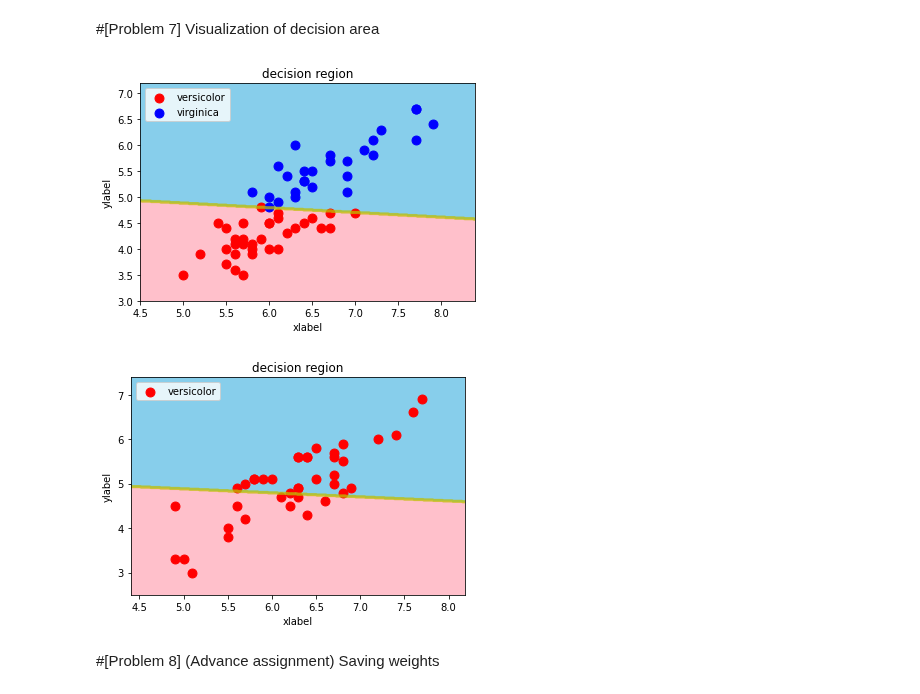
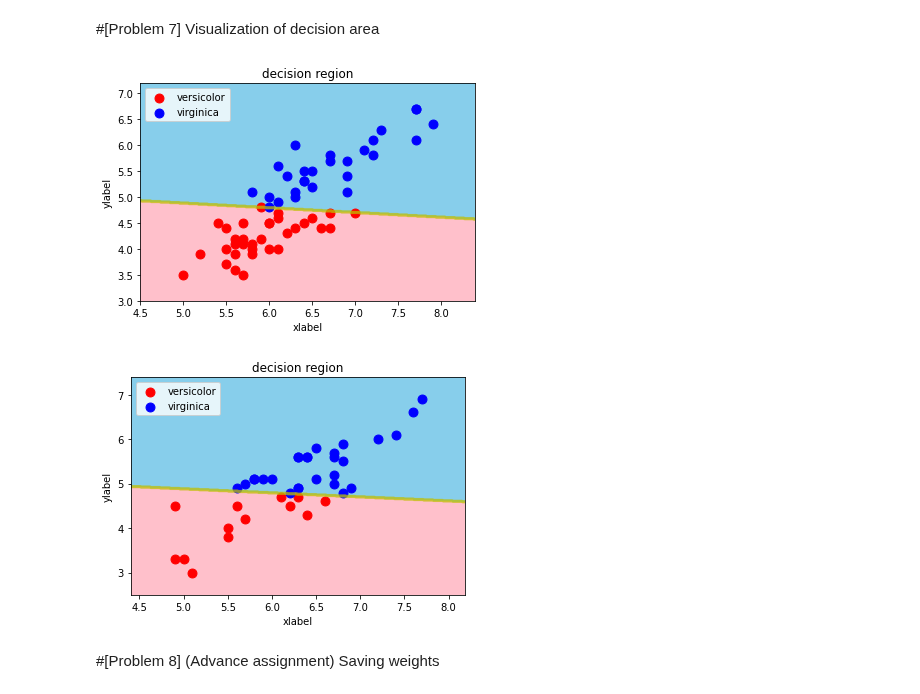
Before and after one commit to AngeMervaneJdev/ML_AI_1, a Jupyter notebook: LogistiqueRegressionDiver.ipynb, the cells around one changed output. Saved outputs shown, nothing was run; the diff lists cells and outputs as text; code cells hidden in the pictures.

```diff
--- a/LogistiqueRegressionDiver.ipynb
+++ b/LogistiqueRegressionDiver.ipynb
@@ -326,10 +326,10 @@ def decision_region(X,y,model,step=0.01,title='decision region',xlabel='xlabel',
     plt.show()
 # %%
 decision_region(X_train,y_train,classifier)
-decision_region(X_test,y_pred,classifier)
+decision_region(X_test,y_pred1,classifier)
 # %% [output]
 [figure]
-[figure, old version]
+[figure, new version]
 # %% [markdown]
 #[Problem 8] (Advance assignment) Saving weights
 # %%
```
